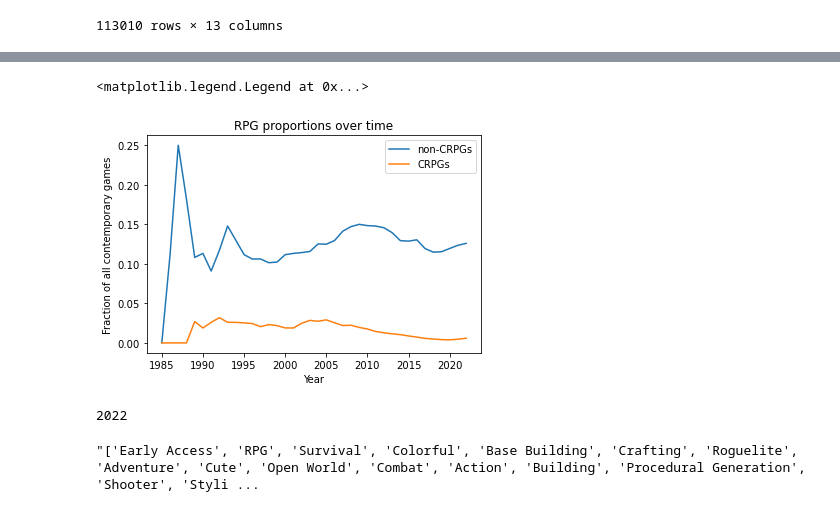
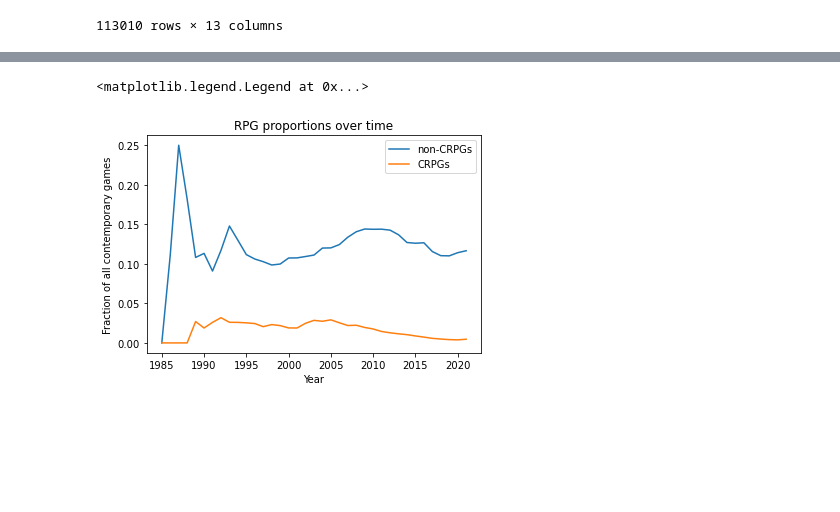
Before and after one commit to isam7/SteamScraping, a Jupyter notebook: Steam Data Analysis.ipynb, the cells around one changed output, grey strips where cells are left out. Drawn from its saved outputs; the diff is of its cells as text; code cells hidden in the pictures; blank space fills up the shorter version.

```diff
--- a/Steam Data Analysis.ipynb
+++ b/Steam Data Analysis.ipynb
@@ -178,0 +153,19 @@ for date in dates:
+# %%
+#Count number of games over the years
+def gameGrowth(games,start_date):
+    end_date = dt.now().year
+
+    dates = range(start_date,end_date+1)
+
+    gamesCount=[]
+    for date in dates:
+        #How many games were released before "date"?
+        gamesCount.append(len(games[[games['releaseDate'][i].year < date for i in games.index]].index))
+
+    return gamesCount
+# %%
+allGamesCount = gameGrowth(rawGames,min(ncrpgs_df['releaseDate']).year)
+# %%
+ncrpgCount = gameGrowth(ncrpgs_df,min(ncrpgs_df['releaseDate']).year)
+# %%
+crpgCount = gameGrowth(crpgs_df,min(ncrpgs_df['releaseDate']).year)
@@ -179,22 +187,18 @@ for date in dates:
 # %%
+#Plot change in proportion of RPGs over time
 plt.figure()
+
+dates = range(min(ncrpgs_df['releaseDate']).year,dt.now().year)
+
 plt.plot([dates[i] for i in range(len(dates)) if allGamesCount[i]>0], [ncrpgCount[i]/allGamesCount[i] for i in range(len(dates)) if allGamesCount[i]>0],label='non-CRPGs')
 plt.plot([dates[i] for i in range(len(dates)) if allGamesCount[i]>0], [crpgCount[i]/allGamesCount[i] for i in range(len(dates)) if allGamesCount[i]>0],label='CRPGs')
 # plt.plot(dates, crpgCount)
 
 plt.title('RPG proportions over time')
 plt.xlabel('Year')
 plt.ylabel('Fraction of all contemporary games')
 
 plt.legend()
 # %% [output]
 <matplotlib.legend.Legend at 0x...>
-[figure, old version]
+[figure, new version]
-# %%
-len(ncrpgs_df[[rpgDatesCleaned[i].year < 2020 for i in ncrpgs_df.index]].index)
-# %% [output]
-2022
-# %%
-rpgs.tagsList[rpgs.index[0]]
-# %% [output]
-"['Early Access', 'RPG', 'Survival', 'Colorful', 'Base Building', 'Crafting', 'Roguelite', 'Adventure', 'Cute', 'Open World', 'Combat', 'Action', 'Building', 'Procedural Generation', 'Shooter', 'Styli ...
```
Also changed, not shown: parts of 19 cells of this notebook.
